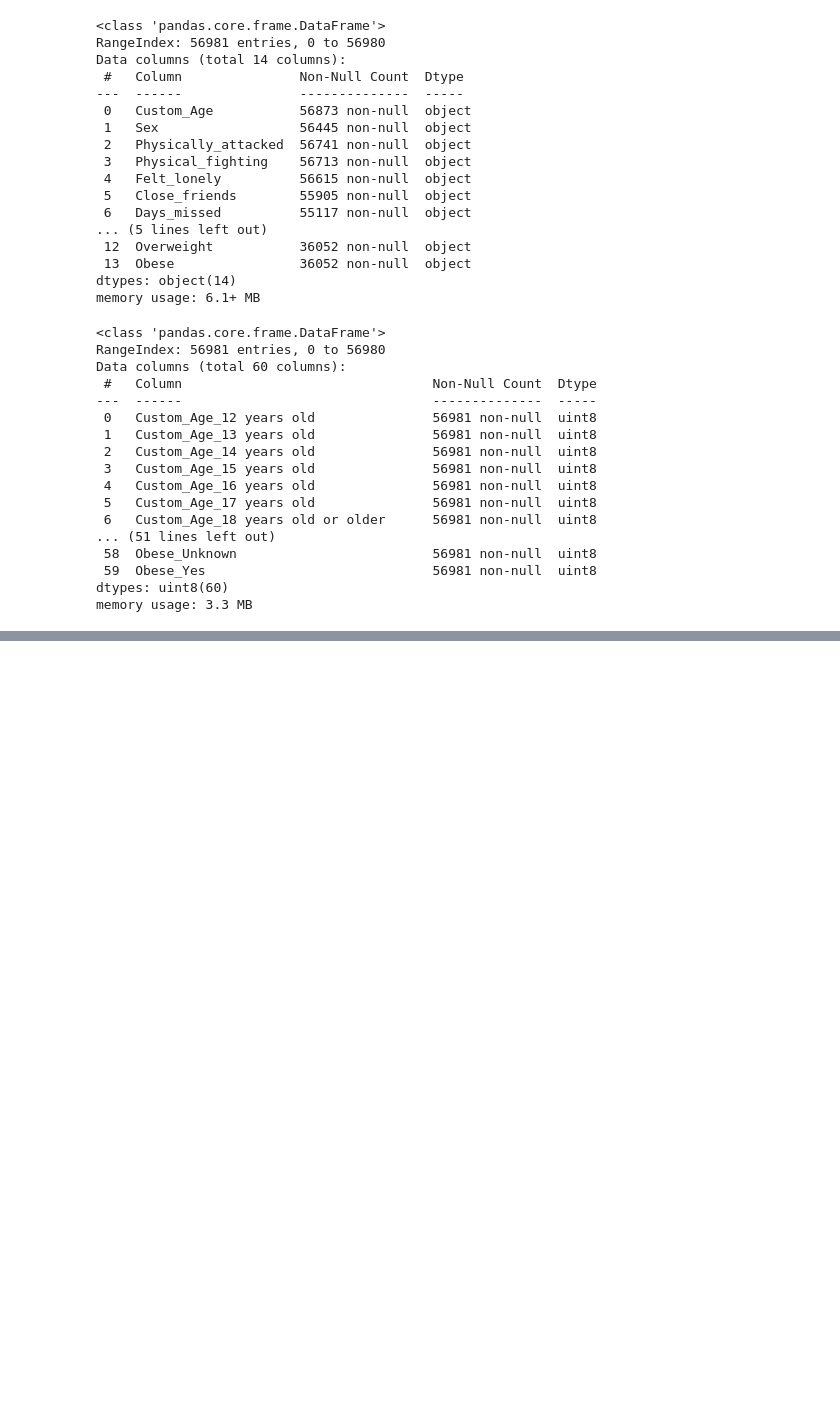
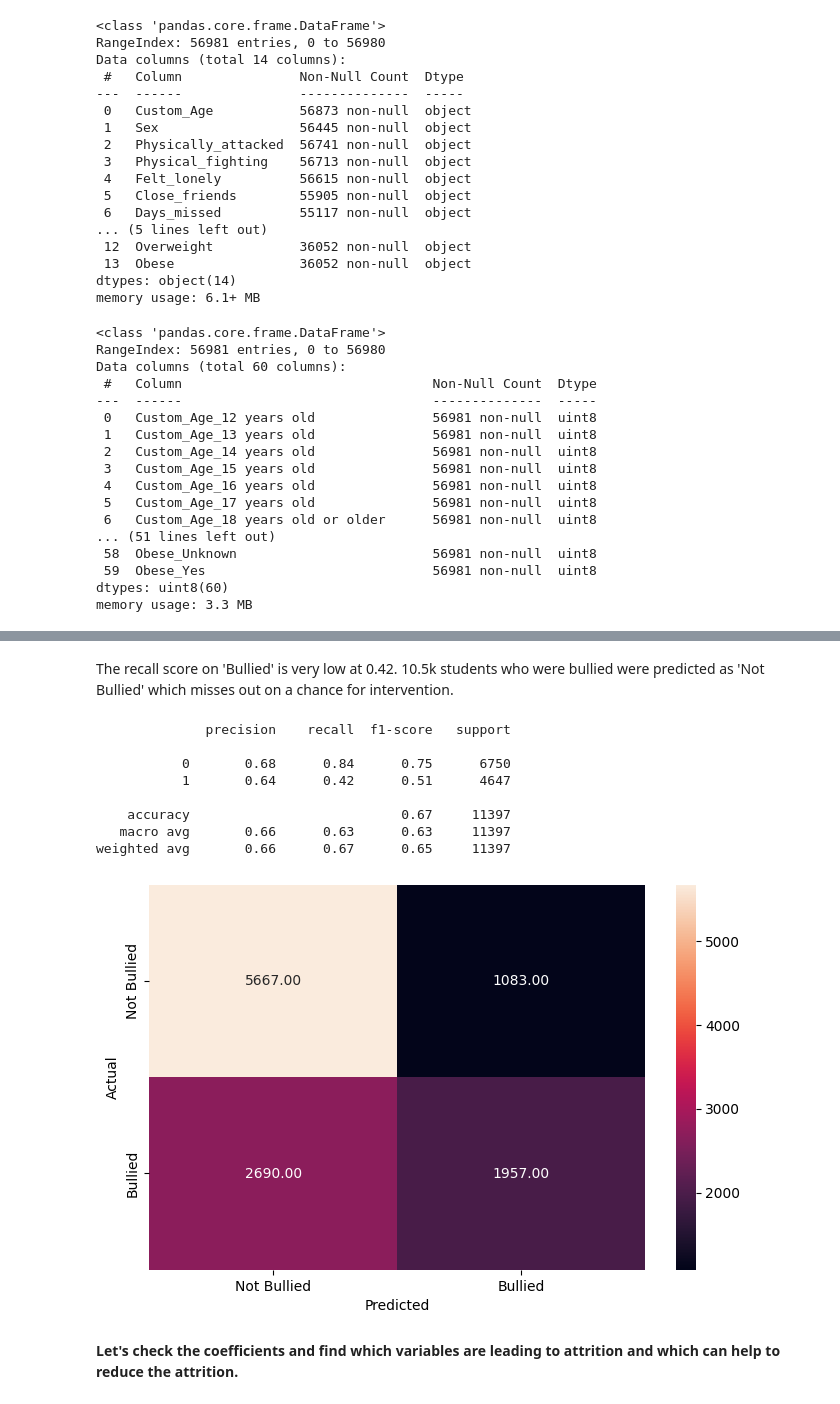
Before and after one commit to alexhoffnung/School-Bullying, a Jupyter notebook: Scratch Notebook.ipynb, the cells around one changed output, grey strips where cells are left out. Drawn from its saved outputs; the diff is of its cells as text; code cells hidden in the pictures; blank space fills up the shorter version.

```diff
--- a/Scratch Notebook.ipynb
+++ b/Scratch Notebook.ipynb
@@ -287,0 +349,19 @@ strong multicollinearity problems or that the design matrix is singular.
+# %% [markdown]
+The recall score on 'Bullied' is very low at 0.42.
+10.5k students who were bullied were predicted as 'Not Bullied' which misses out on a chance for intervention.
+# %%
+# Checking the performance on the test dataset
+y_pred_test = lg.predict(X_test)
+metrics_score(y_test, y_pred_test)
+# %% [output]
+              precision    recall  f1-score   support
+
+           0       0.68      0.84      0.75      6750
+           1       0.64      0.42      0.51      4647
+
+    accuracy                           0.67     11397
+   macro avg       0.66      0.63      0.63     11397
+weighted avg       0.66      0.67      0.65     11397
+[figure, added]
+# %% [markdown]
+**Let's check the coefficients and find which variables are leading to attrition and which can help to reduce the attrition.**
```
Also changed, not shown: parts of 20 cells of this notebook.
